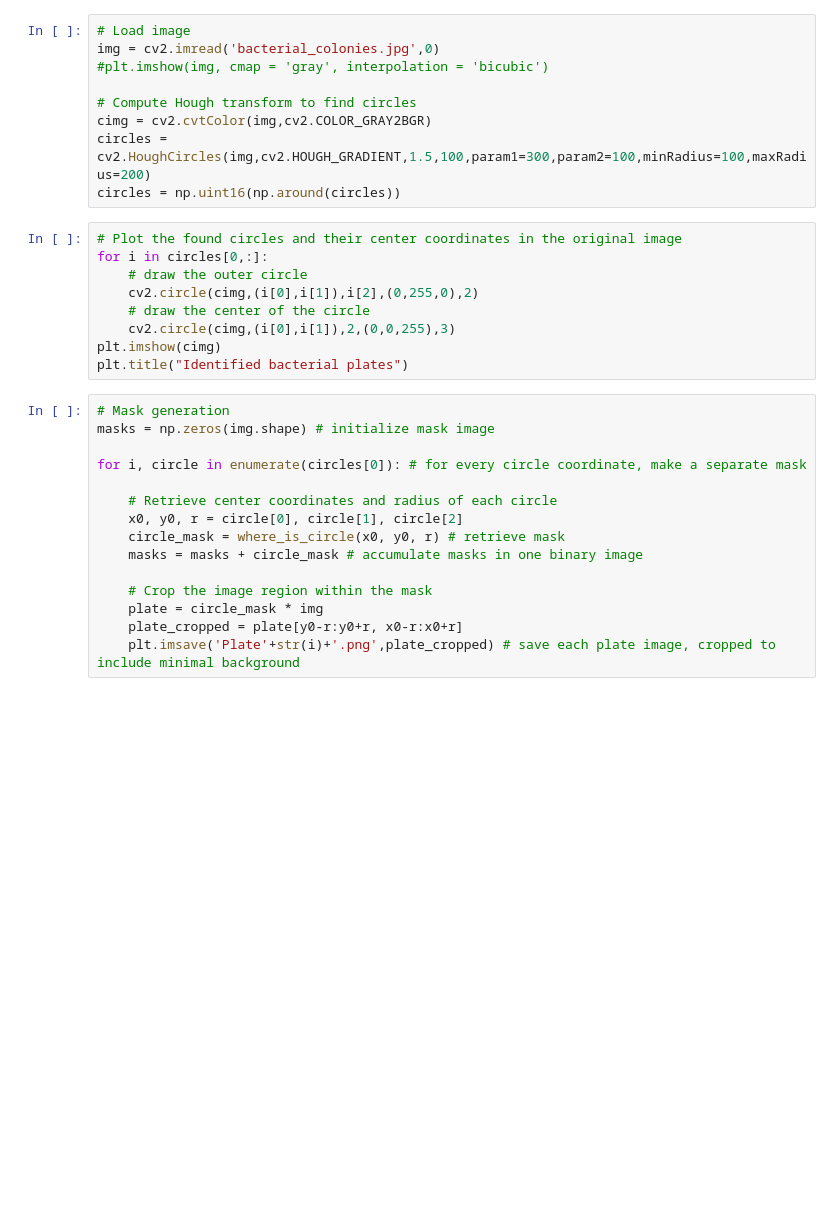
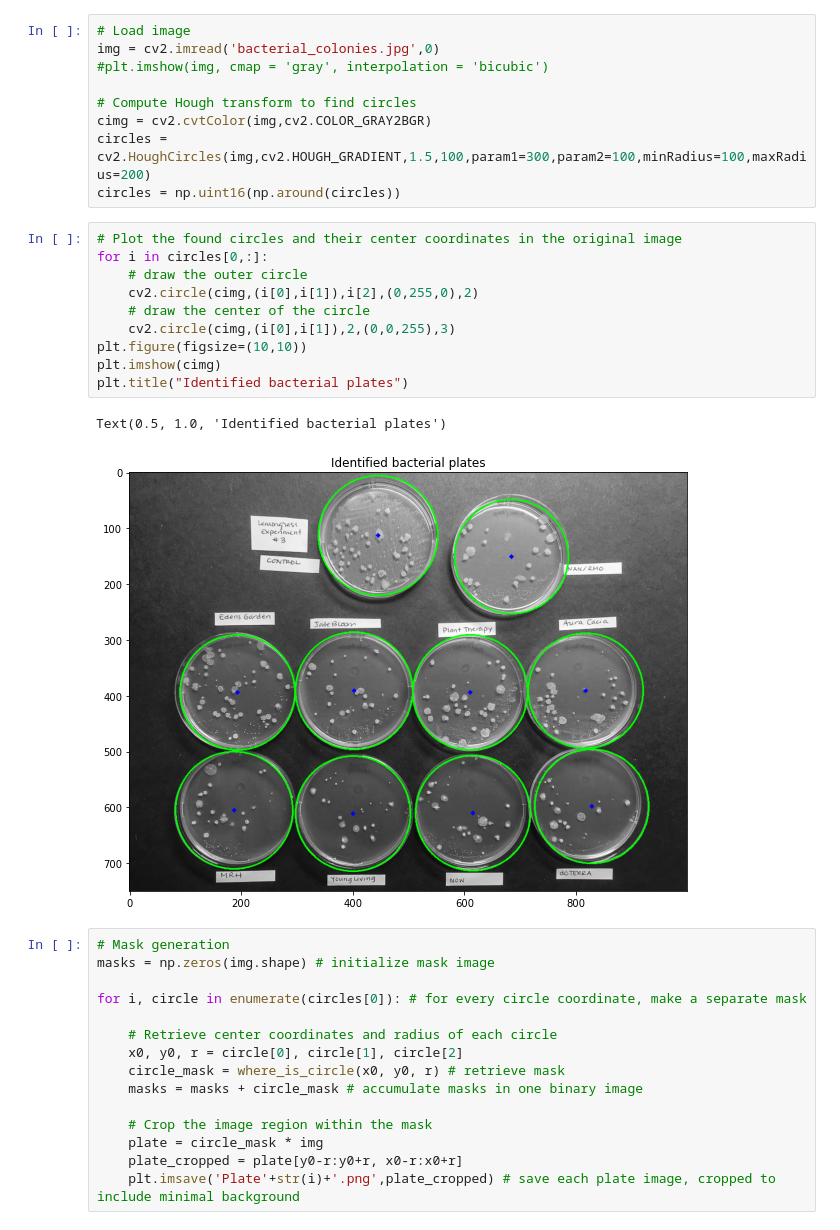
Before and after one commit to wspoelstra/Casimir-programming, a Jupyter notebook: final_code.ipynb, the cells around one changed output. Drawn from its saved outputs; the diff is of its cells as text; blank space fills up the shorter version.

```diff
--- a/final_code.ipynb
+++ b/final_code.ipynb
@@ -38,12 +38,16 @@ circles = np.uint16(np.around(circles))
 # %%
 # Plot the found circles and their center coordinates in the original image
 for i in circles[0,:]:
     # draw the outer circle
     cv2.circle(cimg,(i[0],i[1]),i[2],(0,255,0),2)
     # draw the center of the circle
     cv2.circle(cimg,(i[0],i[1]),2,(0,0,255),3)
+plt.figure(figsize=(10,10))
 plt.imshow(cimg)
 plt.title("Identified bacterial plates")
+# %% [output]
+Text(0.5, 1.0, 'Identified bacterial plates')
+[figure, added]
 # %%
 # Mask generation
 masks = np.zeros(img.shape) # initialize mask image
```
Also changed, not shown: parts of 3 cells of this notebook.
